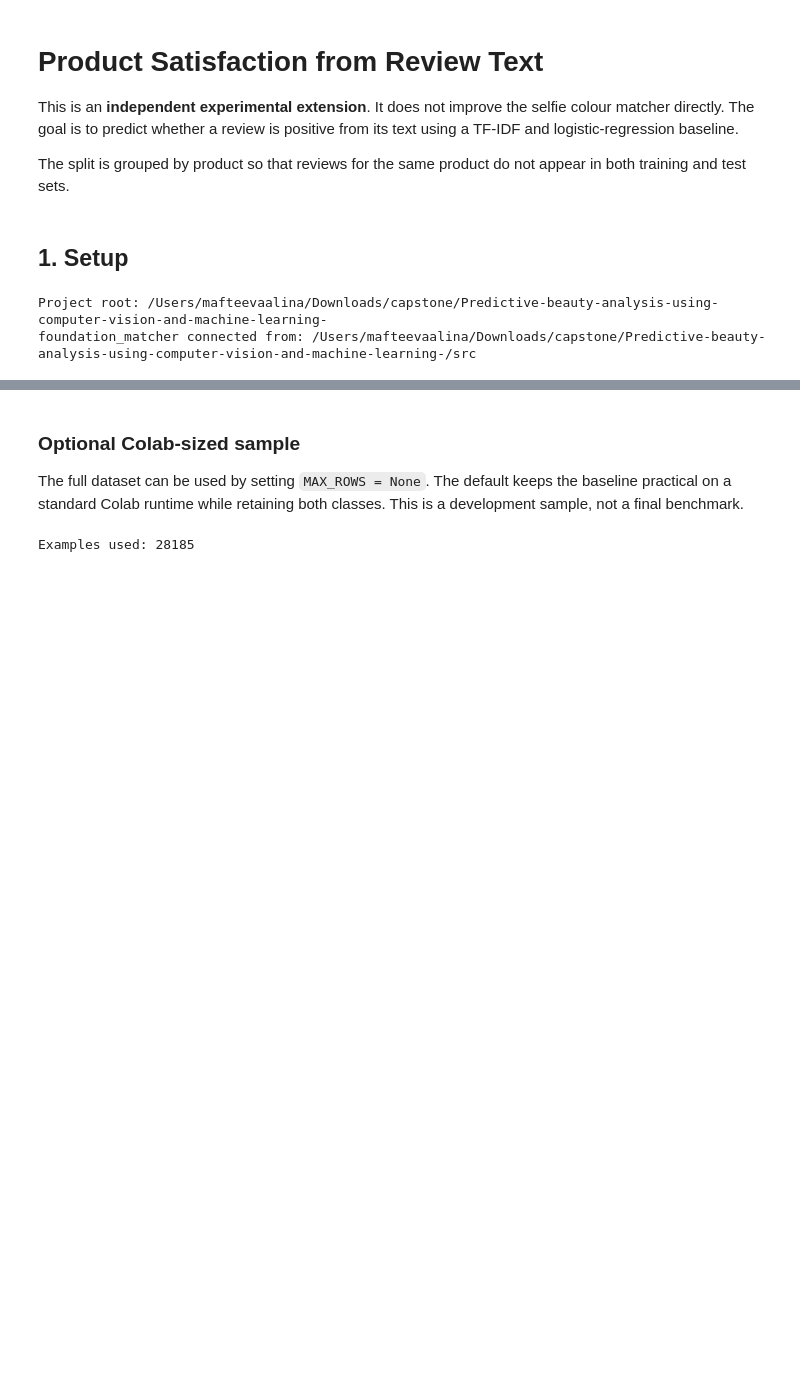
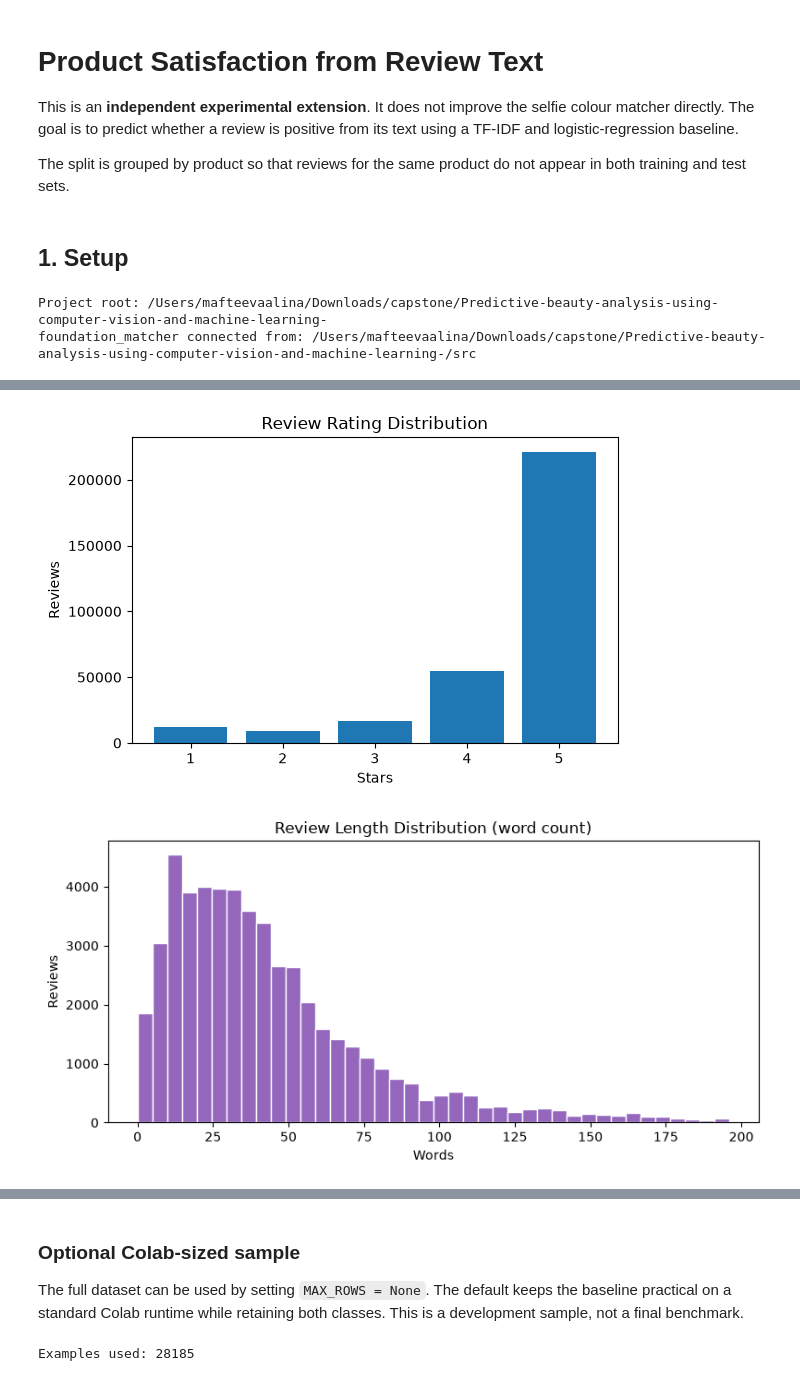
Before and after one commit to amafteeva/Predictive-beauty-analysis-using-computer-vision-and-machine-learning-, a Jupyter notebook: experiments/04_review_satisfaction_baseline.ipynb, the cells around one changed output, grey strips where cells are left out. Saved outputs shown, nothing was run; the diff lists cells and outputs as text; code cells hidden in the pictures; blank space fills up the shorter version.

```diff
--- a/experiments/04_review_satisfaction_baseline.ipynb
+++ b/experiments/04_review_satisfaction_baseline.ipynb
@@ -89,0 +142,9 @@ precision/recall/F1, ROC AUC, and average precision—not accuracy alone.
+# %%
+plot_rating_distribution(makeup_reviews)
+plt.show()
+
+plot_review_length_distribution(makeup_reviews)
+plt.show()
+# %% [output]
+[figure, added]
+[figure, added]
```
Also changed, not shown: parts of 16 cells of this notebook, 1 other file.
